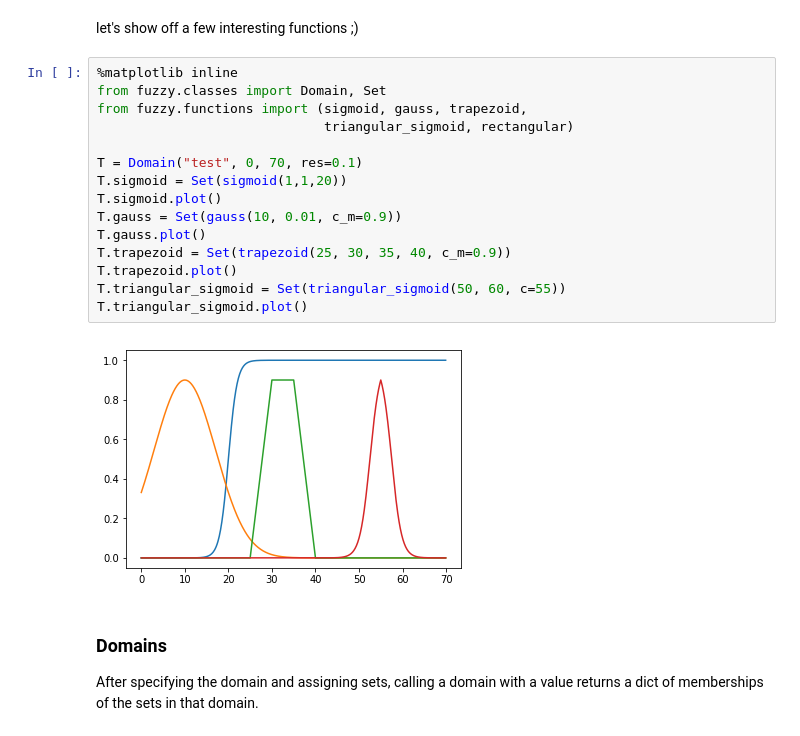
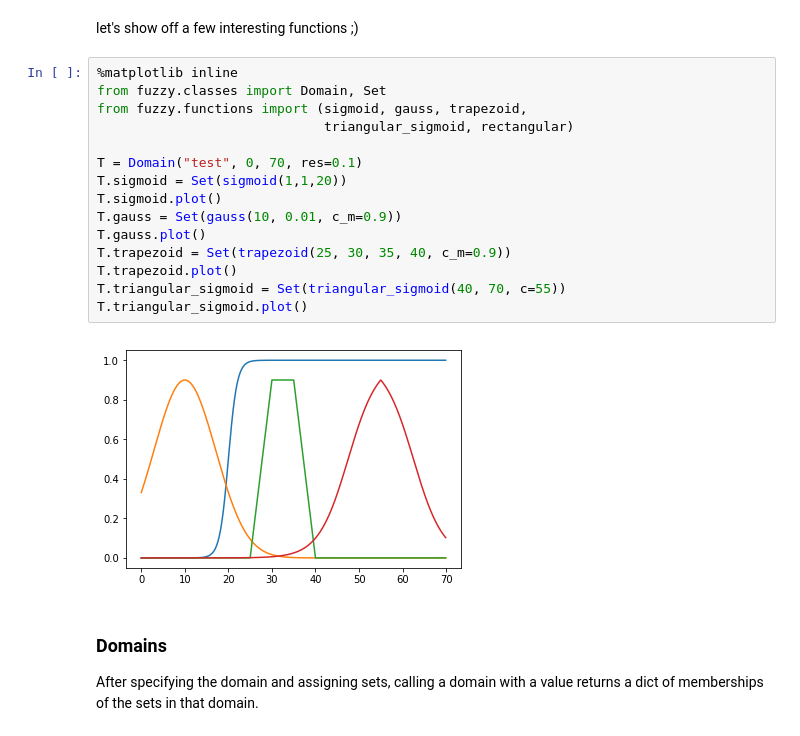
Before and after one commit to Python-Fuzzylogic/fuzzylogic, a Jupyter notebook: Showcase.ipynb, the cells around one changed output. Saved outputs shown, nothing was run; the diff lists cells and outputs as text.

```diff
--- a/Showcase.ipynb
+++ b/Showcase.ipynb
@@ -30,20 +30,20 @@ let's show off a few interesting functions ;)
 # %%
 %matplotlib inline
 from fuzzy.classes import Domain, Set
 from fuzzy.functions import (sigmoid, gauss, trapezoid,
                              triangular_sigmoid, rectangular)
 
 T = Domain("test", 0, 70, res=0.1)
 T.sigmoid = Set(sigmoid(1,1,20))
 T.sigmoid.plot()
 T.gauss = Set(gauss(10, 0.01, c_m=0.9))
 T.gauss.plot()
 T.trapezoid = Set(trapezoid(25, 30, 35, 40, c_m=0.9))
 T.trapezoid.plot()
-T.triangular_sigmoid = Set(triangular_sigmoid(50, 60, c=55))
+T.triangular_sigmoid = Set(triangular_sigmoid(40, 70, c=55))
 T.triangular_sigmoid.plot()
 # %% [output]
-[figure, old version]
+[figure, new version]
 # %% [markdown]
 ### Domains
 
```
